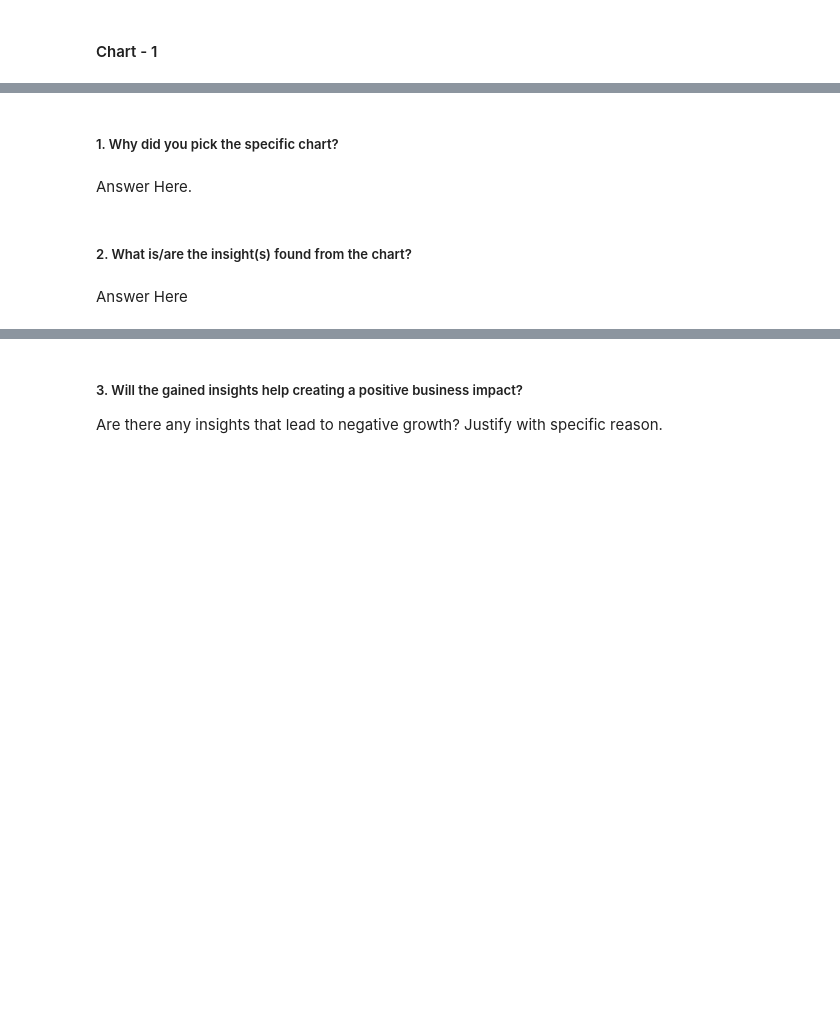
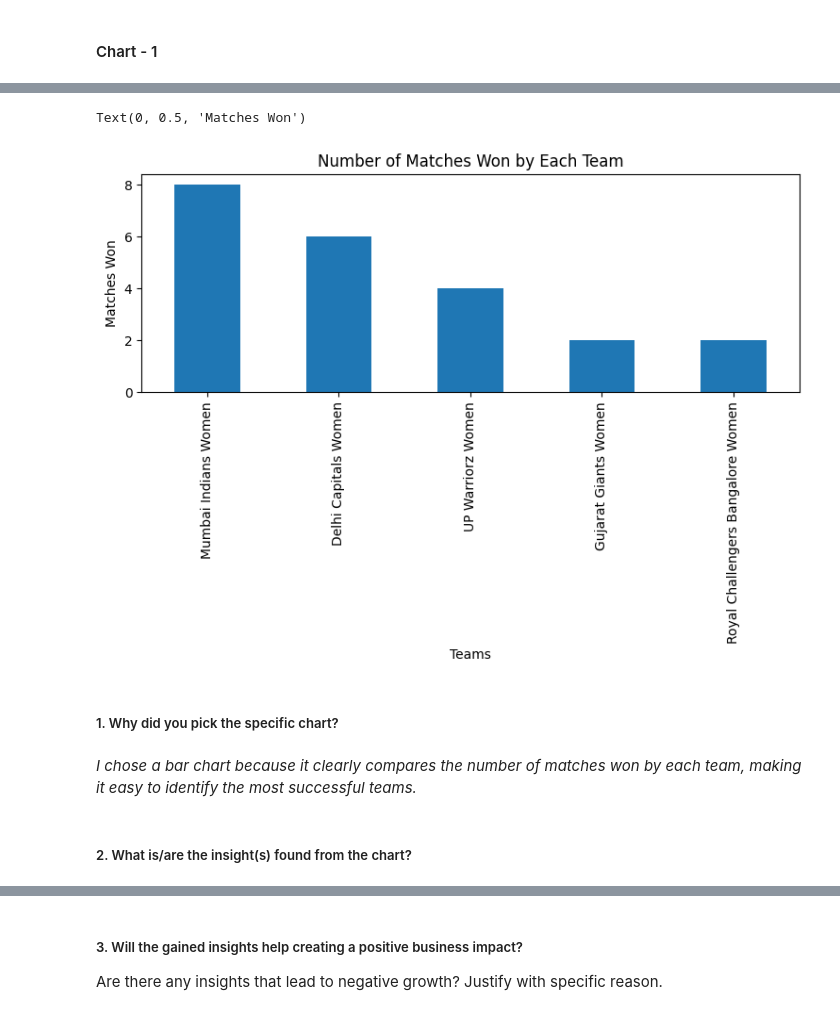
Before and after one commit to GEE2007/WPL-Inaugural-Analytics, a Jupyter notebook: WPL_Inaugural_Analytics.ipynb, the cells around one changed output, grey strips where cells are left out. Drawn from its saved outputs; the diff is of its cells as text; code cells hidden in the pictures; blank space fills up the shorter version.

Commit message:
Added team wins, top run scorers, and wicket takers visualizations with insights

```diff
--- a/WPL_Inaugural_Analytics.ipynb
+++ b/WPL_Inaugural_Analytics.ipynb
@@ -539,8 +543,16 @@ Insights Found:
+# %%
+# Chart - 1 visualization code
+team_wins=matches['winner'].value_counts()
+team_wins.plot(kind='bar',figsize=(9,3))
+plt.title("Number of Matches Won by Each Team")
+plt.xlabel("Teams")
+plt.ylabel("Matches Won")
+# %% [output]
+Text(0, 0.5, 'Matches Won')
+[figure, added]
 # %% [markdown]
 ##### 1. Why did you pick the specific chart?
-# %% [markdown]
-Answer Here.
+# %% [markdown]
+*I chose a bar chart because it clearly compares the number of matches won by each team, making it easy to identify the most successful teams.*
 # %% [markdown]
 ##### 2. What is/are the insight(s) found from the chart?
-# %% [markdown]
-Answer Here
```
Also changed, not shown: parts of 25 cells of this notebook.
